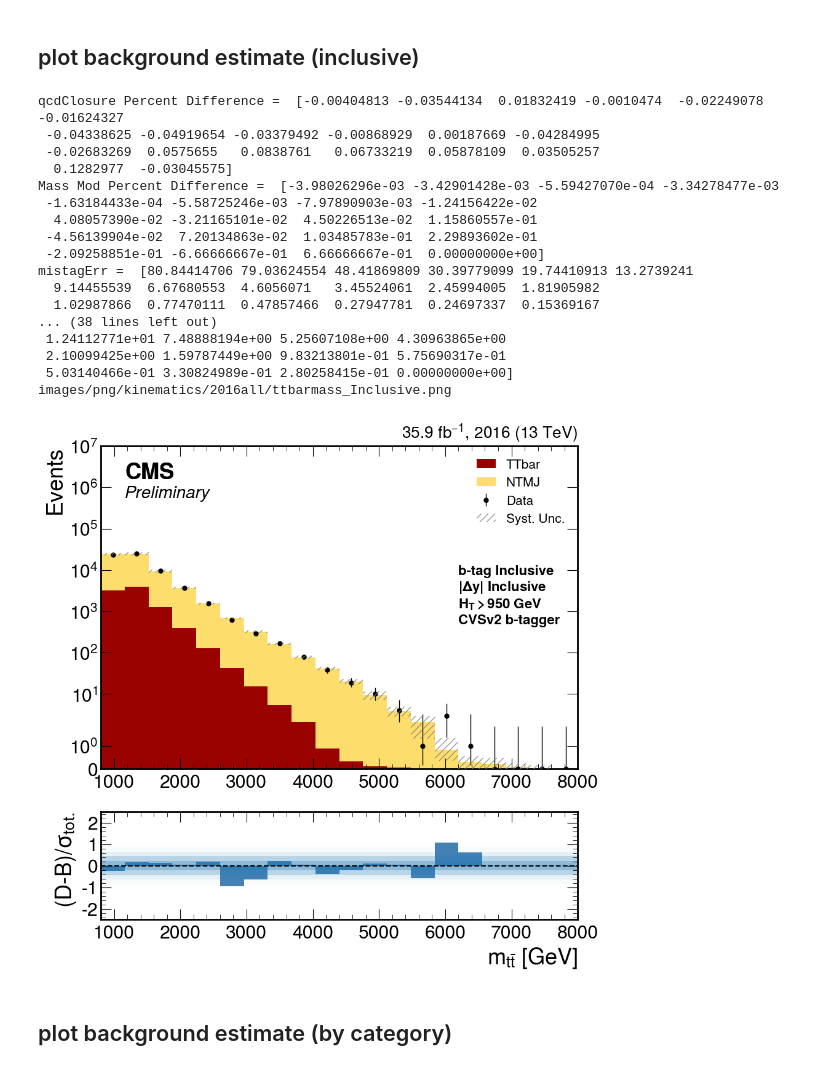
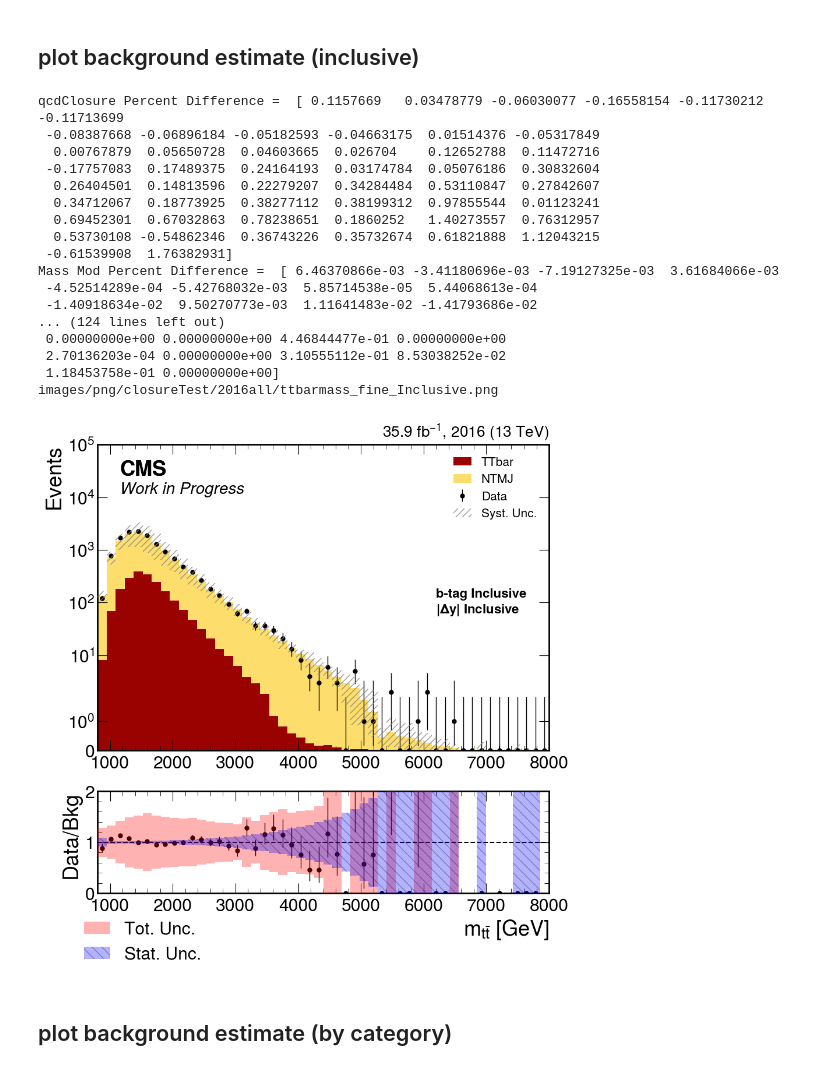
Before and after one commit to 7quantumphysics/TTbarAllHadUproot, a Jupyter notebook: plots/closureTest.ipynb, the cells around one changed output. Drawn from its saved outputs; the diff is of its cells as text; code cells hidden in the pictures.

```diff
--- a/plots/closureTest.ipynb
+++ b/plots/closureTest.ipynb
@@ -173,0 +219,8 @@ for path in directories:
+# %%
+ds = 'QCD'
+for bkgest_str in ['unweighted', 'weighted']:
+    for year in ['2016APV', '2016']:
+        for key, file in coffeaFiles[ds][bkgest_str][year].items():
+            LoadedFiles[ds][bkgest_str][year][key] = (util.load(file))
+            # print(LoadedFiles[ds][bkgest_str][year])
+            print(file + ' loaded')
@@ -173,0 +245,8 @@ for path in directories:
+# %%
+ds = 'JetHT'
+for bkgest_str in ['unweighted', 'weighted', 'noMassMod']:
+    for year in ['2016APV', '2016']:
+        for key, file in coffeaFiles[ds][bkgest_str][year].items():
+            LoadedFiles[ds][bkgest_str][year][key] = (util.load(file))
+            # print(LoadedFiles[ds][bkgest_str][year])
+            print(file + ' loaded')
@@ -173,0 +271,7 @@ for path in directories:
+# %%
+bkgest_str = 'unweighted'
+for year in ['2016APV', '2016']:
+    for ds in ['RSGluon', 'ZPrime1', 'ZPrime10', 'ZPrime30', 'ZPrimeDM']:
+        for key, file in coffeaFiles[ds][bkgest_str][year].items():
+            LoadedFiles[ds][bkgest_str][year][key] = (util.load(file))
+            print(file + ' loaded') # for masspoint ' + key)
@@ -1286,10 +1188,10 @@ print(label_dict)
 # %% [markdown]
 ## plot background estimate (inclusive)
 # %%
-variable = 'ttbarmass'  # Change this at will
-signal = 'ZPrime30'
+variable = 'ttbarmass_fine'  # Change this at will
+signal = 'ZPrime1'
 useSignal = False
-usePull = True
+usePull = False
 Linear = False
 # removeBkg = False
 linearStr = ''
@@ -1305,60 +1207,61 @@ if Linear:
 histDict = {}
 
 dirname = 'closureTest'
-if variable != 'ttbarmass':
+if 'ttbarmass' not in variable:
     dirname = 'kinematics'
+    usePull = False
 if useSignal:
     sigstr = '_with_' + signal
 
 
 for IOV in IOVs:
 
     if 'Full' in IOV:
         histDict = UseFullIOV(variable, signal)
         SystemUnc = getSystUncFull(histDict, variable, signal, systematics, '', False)
     elif '2016all' in IOV:
         histDict = Use2016allIOV(variable, signal)
         SystemUnc = getSystUnc2016all(histDict, variable, signal, systematics, '', False)
     else:
         histDict = UseIOV(variable, signal, IOV)
         SystemUnc = getSystUnc(histDict, variable, signal, systematics, IOV, '', False)
 
     if Linear:
-        text = f'Preliminary'
+        text = f'Work in Progress'
     else:
-        text = f'Preliminary\n'
+        text = f'Work in Progress\n'
 
     plotBackgroundEstimate(histDict, SystemUnc, text, SaveFileName, True, '', signal, variable, Linear, usePull, useSignal)
 
     if usePull:
         savefilename = f'images/png/kinematics/{IOV}/{variable}{sigstr}_Inclusive{linearStr}.png'
     else:
         savefilename = f'images/png/{dirname}/{IOV}/{variable}{sigstr}_Inclusive{linearStr}.png'
 
     print(savefilename)
-#     plt.savefig(savefilename)
-#     plt.savefig(savefilename.replace('png', 'pdf'))
+    plt.savefig(savefilename)
+    plt.savefig(savefilename.replace('png', 'pdf'))
 
     plt.show()
 # %% [output]
-qcdClosure Percent Difference =  [-0.00404813 -0.03544134  0.01832419 -0.0010474  -0.02249078 -0.01624327
- -0.04338625 -0.04919654 -0.03379492 -0.00868929  0.00187669 -0.04284995
- -0.02683269  0.0575655   0.0838761   0.06733219  0.05878109  0.03505257
-  0.1282977  -0.03045575]
-Mass Mod Percent Difference =  [-3.98026296e-03 -3.42901428e-03 -5.59427070e-04 -3.34278477e-03
- -1.63184433e-04 -5.58725246e-03 -7.97890903e-03 -1.24156422e-02
-  4.08057390e-02 -3.21165101e-02  4.50226513e-02  1.15860557e-01
- -4.56139904e-02  7.20134863e-02  1.03485783e-01  2.29893602e-01
- -2.09258851e-01 -6.66666667e-01  6.66666667e-01  0.00000000e+00]
-mistagErr =  [80.84414706 79.03624554 48.41869809 30.39779099 19.74410913 13.2739241
-  9.14455539  6.67680553  4.6056071   3.45524061  2.45994005  1.81905982
-  1.02987866  0.77470111  0.47857466  0.27947781  0.24697337  0.15369167
-... (38 lines left out)
- 1.24112771e+01 7.48888194e+00 5.25607108e+00 4.30963865e+00
- 2.10099425e+00 1.59787449e+00 9.83213801e-01 5.75690317e-01
- 5.03140466e-01 3.30824989e-01 2.80258415e-01 0.00000000e+00]
-images/png/kinematics/2016all/ttbarmass_Inclusive.png
+qcdClosure Percent Difference =  [ 0.1157669   0.03478779 -0.06030077 -0.16558154 -0.11730212 -0.11713699
+ -0.08387668 -0.06896184 -0.05182593 -0.04663175  0.01514376 -0.05317849
+  0.00767879  0.05650728  0.04603665  0.026704    0.12652788  0.11472716
+ -0.17757083  0.17489375  0.24164193  0.03174784  0.05076186  0.30832604
+  0.26404501  0.14813596  0.22279207  0.34284484  0.53110847  0.27842607
+  0.34712067  0.18773925  0.38277112  0.38199312  0.97855544  0.01123241
+  0.69452301  0.67032863  0.78238651  0.1860252   1.40273557  0.76312957
+  0.53730108 -0.54862346  0.36743226  0.35732674  0.61821888  1.12043215
+ -0.61539908  1.76382931]
+Mass Mod Percent Difference =  [ 6.46370866e-03 -3.41180696e-03 -7.19127325e-03  3.61684066e-03
+ -4.52514289e-04 -5.42768032e-03  5.85714538e-05  5.44068613e-04
+ -1.40918634e-02  9.50270773e-03  1.11641483e-02 -1.41793686e-02
+... (124 lines left out)
+ 0.00000000e+00 0.00000000e+00 4.46844477e-01 0.00000000e+00
+ 2.70136203e-04 0.00000000e+00 3.10555112e-01 8.53038252e-02
+ 1.18453758e-01 0.00000000e+00]
+images/png/closureTest/2016all/ttbarmass_fine_Inclusive.png
-[figure, old version]
+[figure, new version]
 # %% [markdown]
 ## plot background estimate (by category)
 # %%
```
Also changed, not shown: parts of 23 cells of this notebook, 33 other files.
